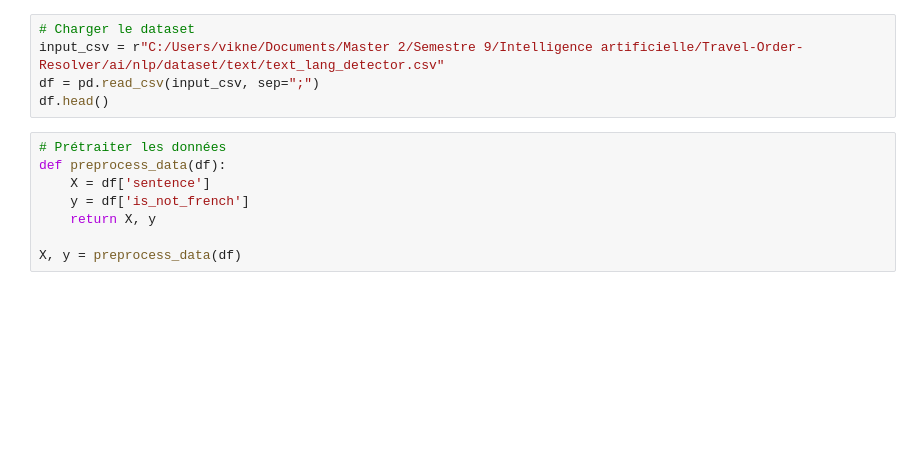
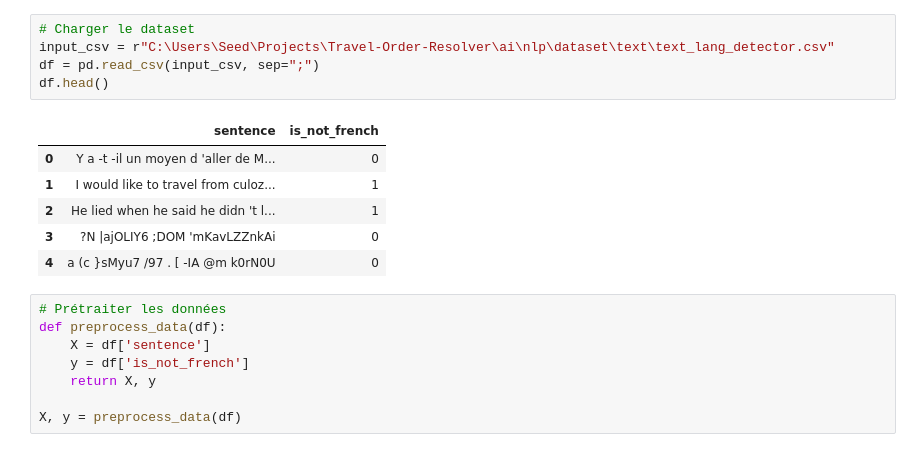
Before and after one commit to JeanBaptiste02/Travel-Order-Resolver, a Jupyter notebook: ai/nlp/classification/text_based/language_detector/neural_networks/lstm/lstm_lang_detector.ipynb, the cells around one changed output. Saved outputs shown, nothing was run; the diff lists cells and outputs as text; blank space fills up the shorter version.

```diff
--- a/ai/nlp/classification/text_based/language_detector/neural_networks/lstm/lstm_lang_detector.ipynb
+++ b/ai/nlp/classification/text_based/language_detector/neural_networks/lstm/lstm_lang_detector.ipynb
@@ -18,8 +28,15 @@ print("imported libraries")
 # %%
 # Charger le dataset
-input_csv = r"C:/Users/vikne/Documents/Master 2/Semestre 9/Intelligence artificielle/Travel-Order-Resolver/ai/nlp/dataset/text/text_lang_detector.csv"
+input_csv = r"C:\Users\Seed\Projects\Travel-Order-Resolver\ai\nlp\dataset\text\text_lang_detector.csv"
 df = pd.read_csv(input_csv, sep=";")
 df.head()
+# %% [output]
+|  | sentence | is_not_french |
+| 0 | Y a -t -il un moyen d 'aller de M... | 0 |
+| 1 | I would like to travel from culoz... | 1 |
+| 2 | He lied when he said he didn 't l... | 1 |
+| 3 | ?N |ajOLIY6 ;DOM 'mKavLZZnkAi | 0 |
+| 4 | a (c }sMyu7 /97 . [ -IA @m k0rN0U | 0 |
 # %%
 # Prétraiter les données
 def preprocess_data(df):
```
Also changed, not shown: parts of 8 cells of this notebook, 1 other file.
